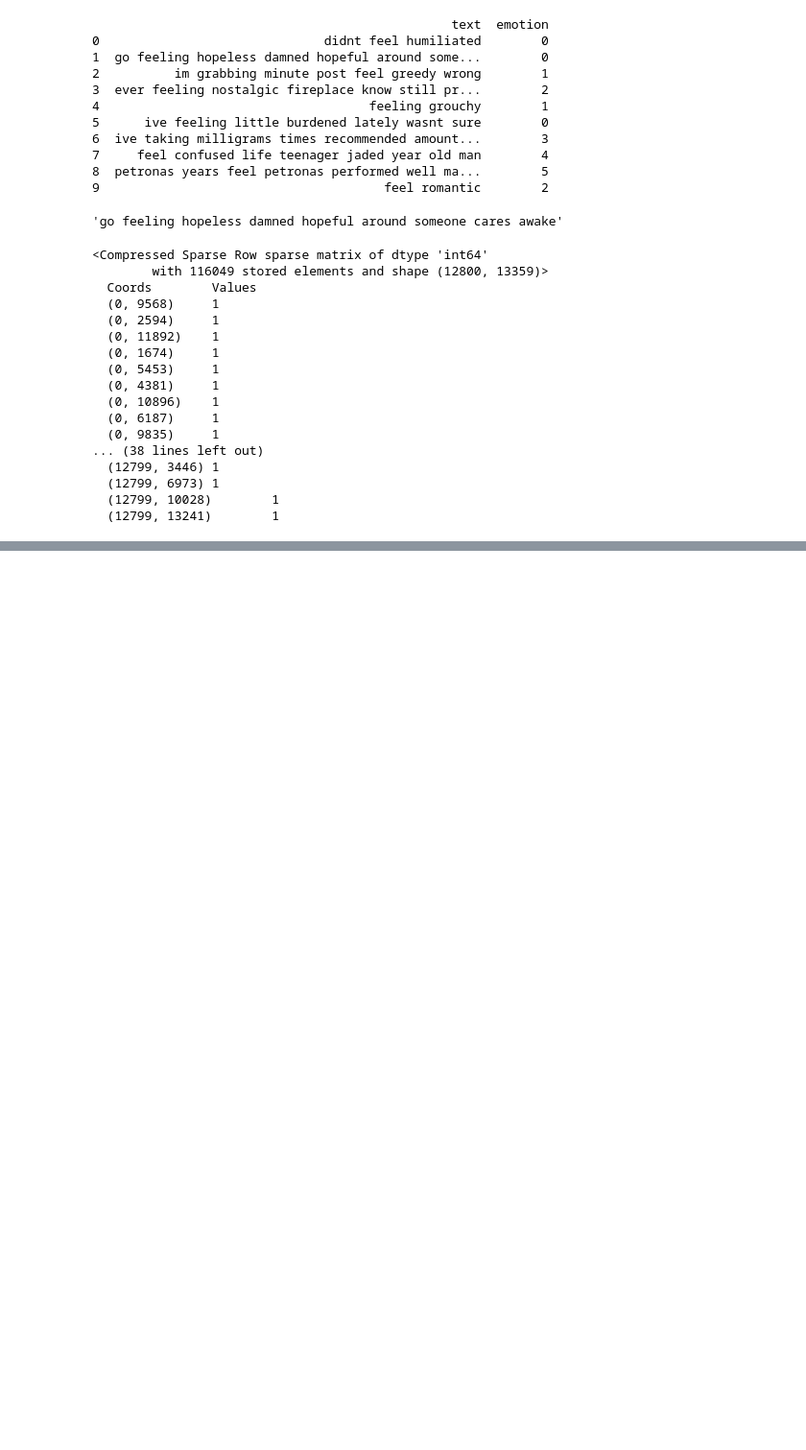
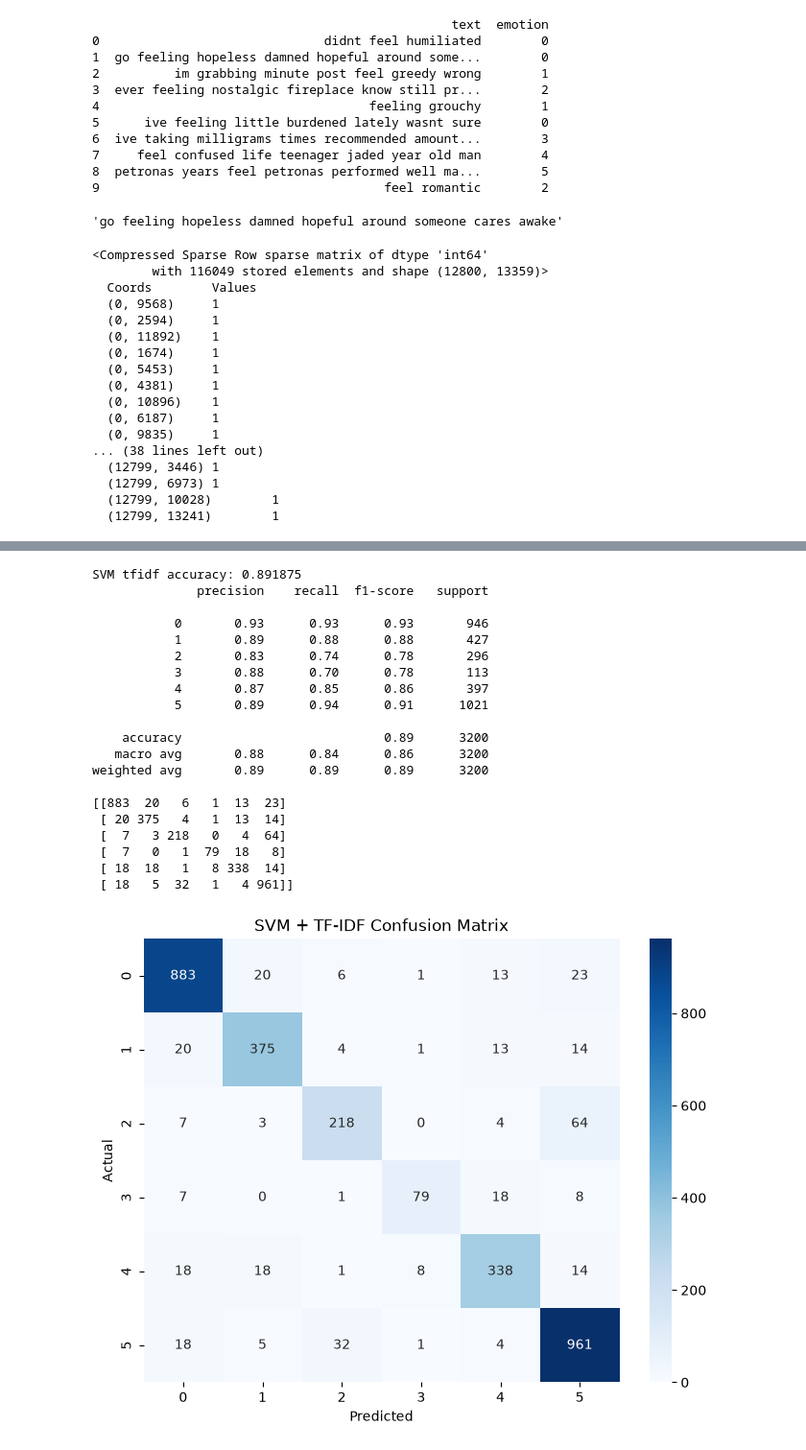
Before and after one commit to talha-siddiqui137/EmotionSense--NLP-Based-Emotion-Classification, a Jupyter notebook: notebooks/experiments.ipynb, the cells around one changed output, grey strips where cells are left out. Shown at 96% size. Saved outputs shown, nothing was run; the diff lists cells and outputs as text; code cells hidden in the pictures; blank space fills up the shorter version.

```diff
--- a/notebooks/experiments.ipynb
+++ b/notebooks/experiments.ipynb
@@ -228,0 +270,14 @@ ValueError: X has 6175 features, but MultinomialNB is expecting 13359 features a
+# %%
+
+from sklearn.linear_model import LogisticRegression
+
+logistic_model1 = LogisticRegression(max_iter= 1000)
+
+logistic_model1.fit(X_train_bow,y_train)
+
+logistic_model2 = LogisticRegression(max_iter=1000)
+
+log_pred_bow = logistic_model1.predict(X_test_bow)
+
+print("accuracy_score log_bow: ", accuracy_score(y_test, log_pred_bow))
+print(classification_report(y_test, log_pred_bow))
@@ -228,0 +338,53 @@ ValueError: X has 6175 features, but MultinomialNB is expecting 13359 features a
+# %%
+
+svm_model2 = LinearSVC()
+
+svm_model2.fit(X_train_tfidf, y_train)
+
+y_pred_svm_tfidf = svm_model2.predict(X_test_tfidf)
+
+print("SVM tfidf accuracy:", accuracy_score(y_test, y_pred_svm_tfidf))
+print(classification_report(y_test, y_pred_svm_tfidf))
+
+
+from sklearn.metrics import confusion_matrix
+
+cm = confusion_matrix(y_test, y_pred_svm_tfidf)
+print(cm)
+
+plt.figure(figsize=(8, 6))
+
+sns.heatmap(
+    cm,
+    annot=True,
+    fmt='d',
+    cmap='Blues'
+)
+
+plt.xlabel("Predicted")
+plt.ylabel("Actual")
+plt.title("SVM + TF-IDF Confusion Matrix")
+
+plt.show()
+# %% [output]
+SVM tfidf accuracy: 0.891875
+              precision    recall  f1-score   support
+
+           0       0.93      0.93      0.93       946
+           1       0.89      0.88      0.88       427
+           2       0.83      0.74      0.78       296
+           3       0.88      0.70      0.78       113
+           4       0.87      0.85      0.86       397
+           5       0.89      0.94      0.91      1021
+
+    accuracy                           0.89      3200
+   macro avg       0.88      0.84      0.86      3200
+weighted avg       0.89      0.89      0.89      3200
+
+[[883  20   6   1  13  23]
+ [ 20 375   4   1  13  14]
+ [  7   3 218   0   4  64]
+ [  7   0   1  79  18   8]
+ [ 18  18   1   8 338  14]
+ [ 18   5  32   1   4 961]]
+[figure, added]
```
Also changed, not shown: parts of 10 cells of this notebook, 1 other file.
